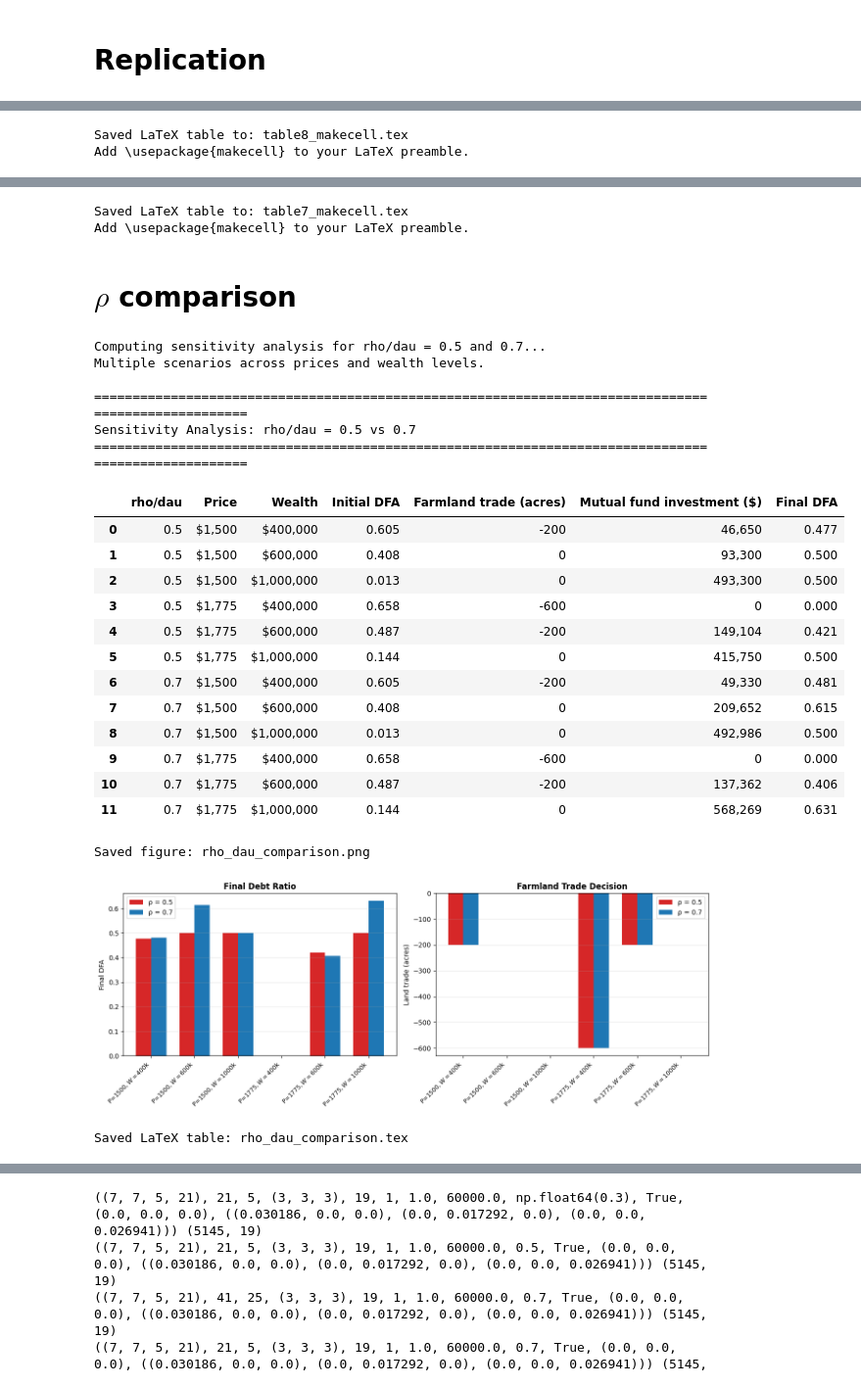
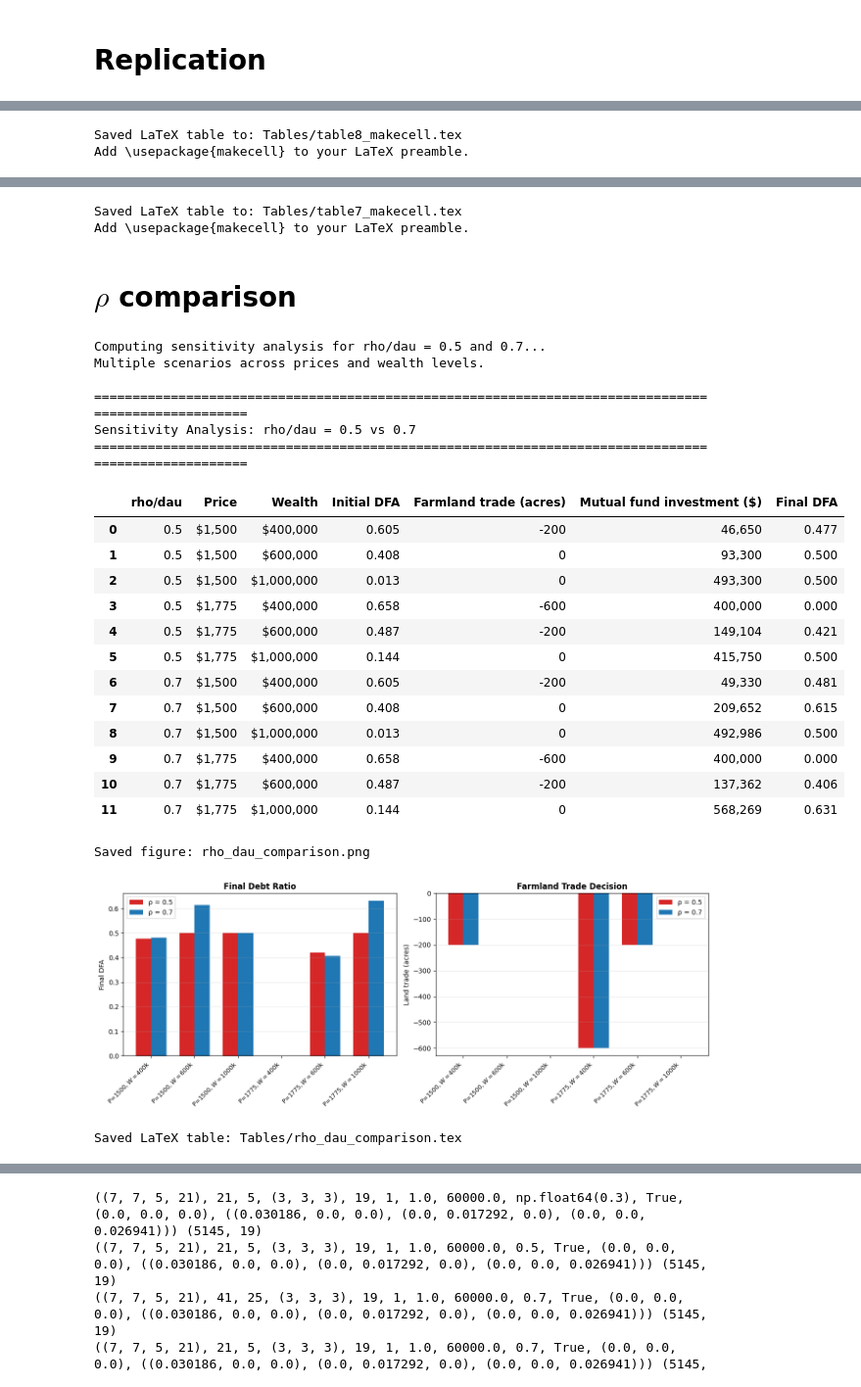
Before and after one commit to mikkelfe/Dynamic-Programming-Project, a Jupyter notebook: Model_with_mutual.ipynb, the cells around one changed output, grey strips where cells are left out. Shown at 98% size. Drawn from its saved outputs; the diff is of its cells as text; code cells hidden in the pictures.

```diff
--- a/Model_with_mutual.ipynb
+++ b/Model_with_mutual.ipynb
@@ -140,9 +140,10 @@ cfg = model.config
 cfg.Ee = (0.0, 0.0, 0.0)
 
 cfg.search_mode = "vectorized"  # 'matlab', 'vectorized', or 'two_stage'
-
+cfg.cost_scale_eta = 1.0
 cfg.value_backend = "numba"
-
+cfg.cost_scale_eta = 1.0
+cfg.cost_scale_ref = 600.0
 cfg.CRRA = True   # Set to False to run CARA utility mode.
 cfg.m = (3, 3, 3)
 cfg.dau = 0.7 #Credit limit parameter from paper.
@@ -162,6 +163,7 @@ cache_key = (
     cfg.n, cfg.q, cfg.q2, cfg.m, cfg.T, cfg.t1, cfg.theta, cfg.b,
     cfg.dau, bool(cfg.CRRA), cfg.Ee, cfg.var_cov
 )
+
 if cache_key not in _mutual_copt_cache:
     _mutual_copt_cache[cache_key] = solve_mutual_coefficients(cfg)
 copt = _mutual_copt_cache[cache_key]
@@ -177,9 +179,6 @@ t0 = time.perf_counter()
 shock_nodes, shock_weights = gauss_hermite_multinormal(arrays["m"], arrays["Ee"], arrays["VarCov"])
 mean_e = np.asarray(cfg.Ee, dtype=float)
 cov_e = np.asarray(cfg.var_cov, dtype=float)
-# MATLAB pathT-style protocol: precompute one fixed shock panel and reuse by year.
-# Shape: (simulation, year, shock_dim)
-shocks_panel = rng.multivariate_normal(mean=mean_e, cov=cov_e, size=(n_sims, n_years))
 timings["quadrature_setup"] += time.perf_counter() - t0
 
 # Table-8 initial state from paper.
@@ -223,7 +222,6 @@ for year in range(1, n_years + 1):
         timings["optimize_controls"] += time.perf_counter() - t0
 
         t0 = time.perf_counter()
-        #shocks = shocks_panel[active_idx, yr_idx, :]
         shocks = rng.multivariate_normal(mean=mean_e, cov=cov_e, size=active_idx.size)
         timings["draw_shocks"] += time.perf_counter() - t0
 
@@ -336,14 +342,14 @@ latex_str = table8_makecell.to_latex(
     label="tab:table8_mutual_makecell",
 )
 
-tex_path = "table8_makecell.tex"
+tex_path = "Tables/table8_makecell.tex"
 with open(tex_path, "w") as f:
     f.write(latex_str)
 
 print(f"Saved LaTeX table to: {tex_path}")
 print("Add \\usepackage{makecell} to your LaTeX preamble.")
 # %% [output]
-Saved LaTeX table to: table8_makecell.tex
+Saved LaTeX table to: Tables/table8_makecell.tex
 Add \usepackage{makecell} to your LaTeX preamble.
 # %%
 
@@ -420,23 +426,20 @@ latex_str = table7_makecell.to_latex(
     label="tab:table7_mutual_makecell",
 )
 
-tex_path = "table7_makecell.tex"
+tex_path = "Tables/table7_makecell.tex"
 with open(tex_path, "w") as f:
     f.write(latex_str)
 
 print(f"Saved LaTeX table to: {tex_path}")
 print("Add \\usepackage{makecell} to your LaTeX preamble.")
 # %% [output]
-Saved LaTeX table to: table7_makecell.tex
+Saved LaTeX table to: Tables/table7_makecell.tex
 Add \usepackage{makecell} to your LaTeX preamble.
 # %% [markdown]
 # $\rho$ comparison
 # %%
 # Sensitivity Analysis: compare rho/dau = 0.5 against the baseline rho/dau = 0.7
 # Multiple scenarios like normal Table 7: prices and wealth levels
-
-from dynprolib.pyfriendly.portfolio_core import _value_backend
-
 
 compare_daus = [0.5, float(cfg.dau)]
 prices = [1500.0, 1775.0]
@@ -568,53 +571,53 @@ axes[1].legend()
 axes[1].grid(axis="y", alpha=0.3)
 
 plt.tight_layout()
-plt.savefig("rho_dau_comparison.png", dpi=300, bbox_inches="tight")
+plt.savefig("Graphs/rho_dau_comparison.png", dpi=300, bbox_inches="tight")
 print("\nSaved figure: rho_dau_comparison.png")
 plt.show()
 
 latex_table = display_table.rename(columns={
     "rho/dau": r"$\rho$",
     "Price": "Price",
     "Wealth": "Wealth",
     "Initial DFA": "Initial DFA",
     "Farmland trade (acres)": "Land trade",
     "Mutual fund investment ($)": "MF invest.",
     "Final DFA": "Final DFA",
 })
 latex_str = latex_table.to_latex(
     index=False,
     escape=False,
     column_format="ccccccc",
     caption="Sensitivity Analysis: Effect of lowering credit limit parameter $\rho$ from 0.7 to 0.5",
     label="tab:rho_dau_sensitivity",
 )
-tex_path = "rho_dau_comparison.tex"
+tex_path = "Tables/rho_dau_comparison.tex"
 with open(tex_path, "w") as f:
     f.write(latex_str)
 print(f"Saved LaTeX table: {tex_path}")
 # %% [output]
 Computing sensitivity analysis for rho/dau = 0.5 and 0.7...
 Multiple scenarios across prices and wealth levels.
 
 ====================================================================================================
 Sensitivity Analysis: rho/dau = 0.5 vs 0.7
 ====================================================================================================
 |  | rho/dau | Price | Wealth | Initial DFA | Farmland trade (acres) | Mutual fund investment ($) | Final DFA |
 | 0 | 0.5 | $1,500 | $400,000 | 0.605 | -200 | 46,650 | 0.477 |
 | 1 | 0.5 | $1,500 | $600,000 | 0.408 | 0 | 93,300 | 0.500 |
 | 2 | 0.5 | $1,500 | $1,000,000 | 0.013 | 0 | 493,300 | 0.500 |
-| 3 | 0.5 | $1,775 | $400,000 | 0.658 | -600 | 0 | 0.000 |
+| 3 | 0.5 | $1,775 | $400,000 | 0.658 | -600 | 400,000 | 0.000 |
 | 4 | 0.5 | $1,775 | $600,000 | 0.487 | -200 | 149,104 | 0.421 |
 | 5 | 0.5 | $1,775 | $1,000,000 | 0.144 | 0 | 415,750 | 0.500 |
 | 6 | 0.7 | $1,500 | $400,000 | 0.605 | -200 | 49,330 | 0.481 |
 | 7 | 0.7 | $1,500 | $600,000 | 0.408 | 0 | 209,652 | 0.615 |
 | 8 | 0.7 | $1,500 | $1,000,000 | 0.013 | 0 | 492,986 | 0.500 |
-| 9 | 0.7 | $1,775 | $400,000 | 0.658 | -600 | 0 | 0.000 |
+| 9 | 0.7 | $1,775 | $400,000 | 0.658 | -600 | 400,000 | 0.000 |
 | 10 | 0.7 | $1,775 | $600,000 | 0.487 | -200 | 137,362 | 0.406 |
 | 11 | 0.7 | $1,775 | $1,000,000 | 0.144 | 0 | 568,269 | 0.631 |
 Saved figure: rho_dau_comparison.png
 [figure]
-Saved LaTeX table: rho_dau_comparison.tex
+Saved LaTeX table: Tables/rho_dau_comparison.tex
 # %%
 # CRRA vs CARA Utility Comparison
 # Compare risk preferences with CARA calibrated to match CRRA(log) ARA at a reference wealth.
```
Also changed, not shown: parts of 8 cells of this notebook, 29 other files.
